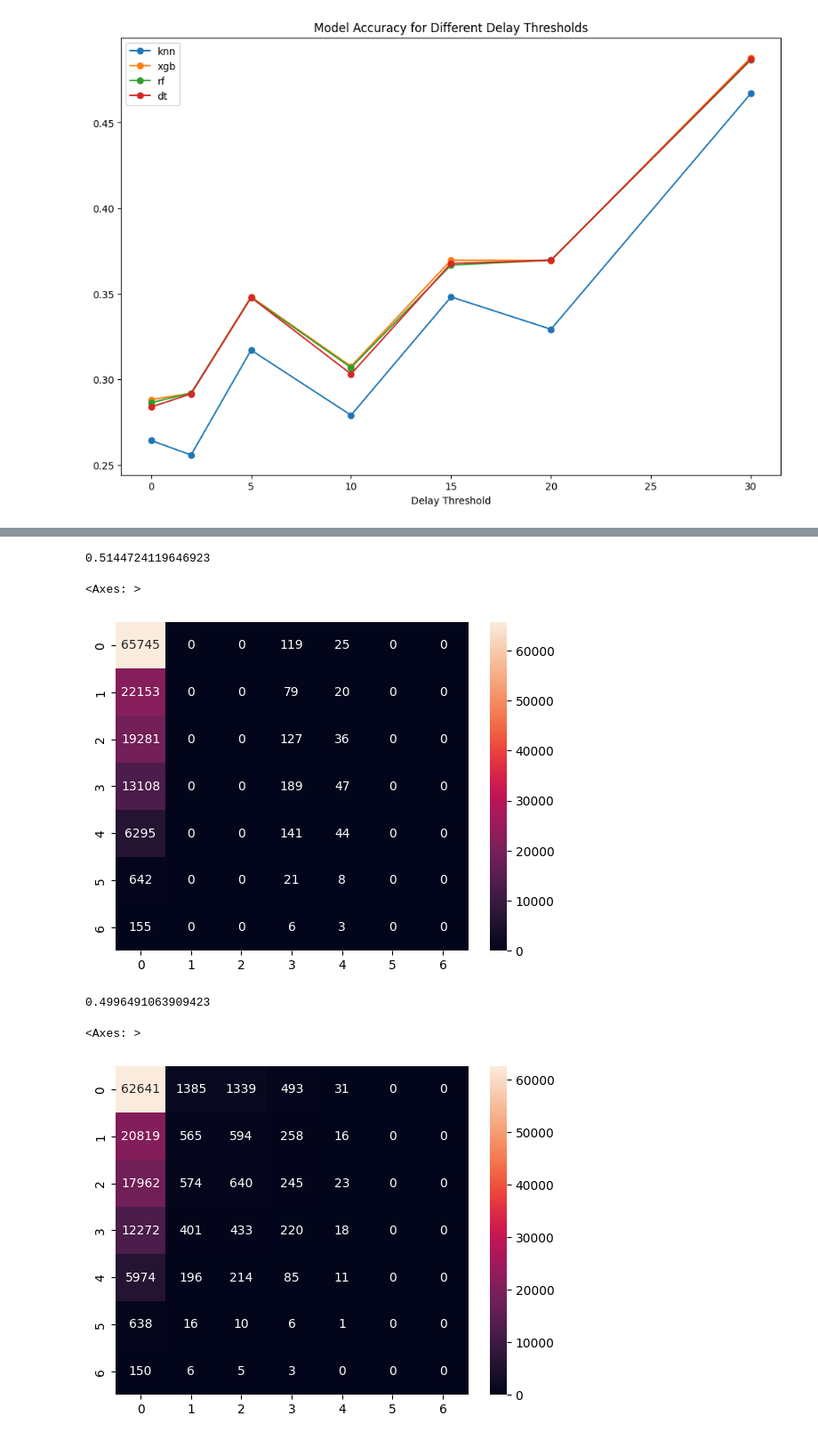
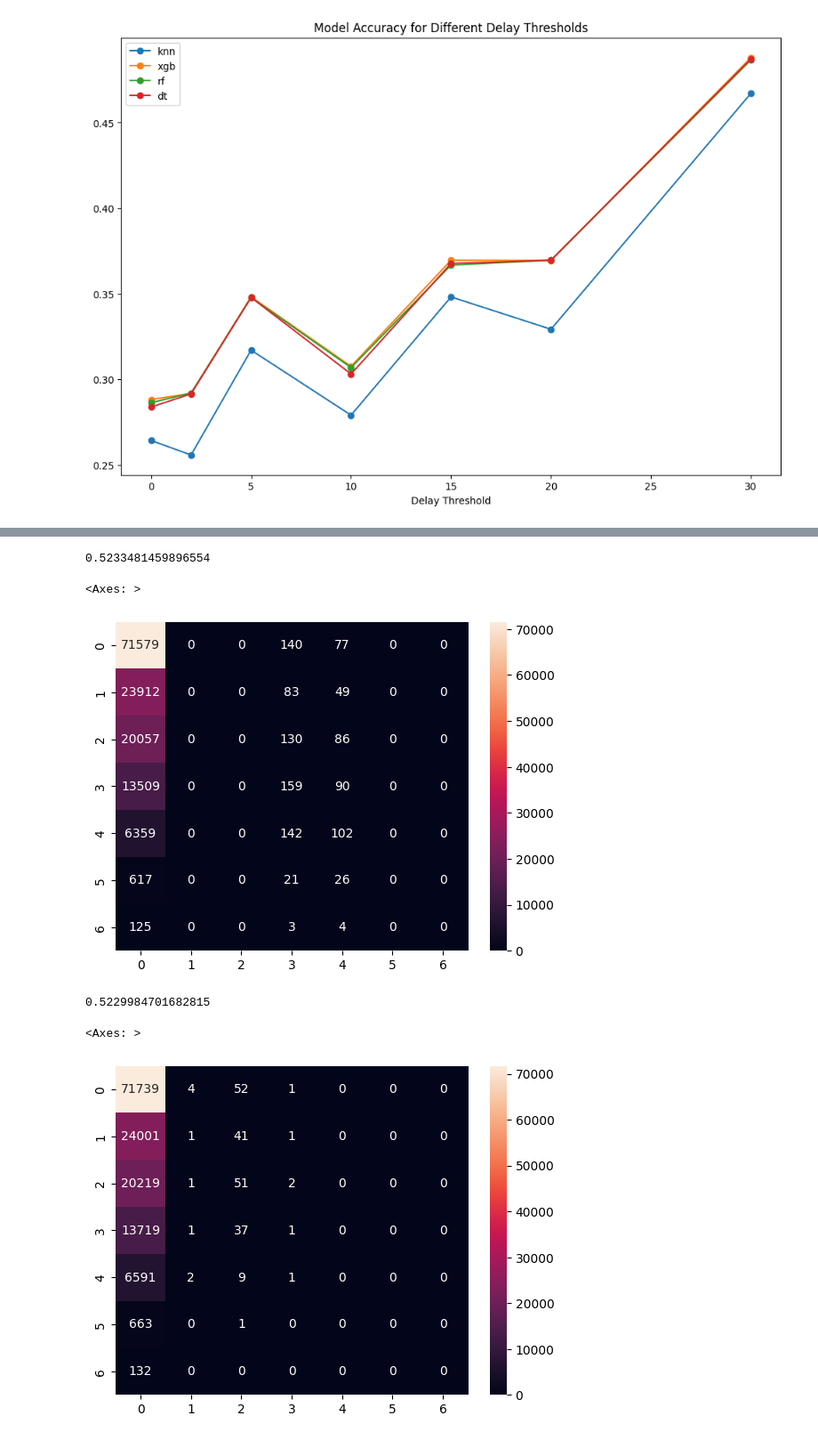
Before and after one commit to kyllan16693/flight-delay-prediction, a Jupyter notebook: multi-classification.ipynb, the cells around one changed output, grey strips where cells are left out. Shown at 89% size. Cells and saved outputs as stored; diff of their text form; code cells hidden in the pictures.

```diff
--- a/multi-classification.ipynb
+++ b/multi-classification.ipynb
@@ -1094,7 +1071,7 @@ param_grid_dt = {
 best_params = {}
 
 
-for model in ['xgb', 'rf']:#['knn', 'xgb', 'rf', 'dt']:
+for model in ['knn', 'xgb', 'rf', 'dt']:
 
     if model == 'knn':
         knn = KNeighborsClassifier()
@@ -1220,10 +1231,13 @@ sns.heatmap(cm, annot=True, fmt='d')
 # %%
 #random forest model
-#"max_depth": 10,
-#            "min_samples_split": 2,
-#            "n_estimators": 1000
-
-rf = RandomForestClassifier(max_depth=10, min_samples_split=2, n_estimators=1000)
+"""{
+    "criterion": "gini",
+    "max_depth": 15,
+    "min_samples_leaf": 1,
+    "min_samples_split": 5,
+    "n_estimators": 2000
+}, """
+rf = RandomForestClassifier(criterion='gini', max_depth=15, min_samples_leaf=1, min_samples_split=5, n_estimators=2000)
 rf.fit(X_train, y_train)
 
 y_pred = rf.predict(X_test)
@@ -1239,11 +1253,13 @@ sns.heatmap(cm, annot=True, fmt='d')
 # %%
 #decision tree model
-#"max_depth": 5,
-#            "min_samples_split": 4,
-#            "random_state": null,
-#            "splitter": "random"
-
-dt = DecisionTreeClassifier(max_depth=5, min_samples_split=4, random_state=None, splitter='random')
+"""{
+    "max_depth": 5,
+    "min_samples_leaf": 4,
+    "min_samples_split": 4,
+    "random_state": null,
+    "splitter": "random"
+}, """
+dt = DecisionTreeClassifier(max_depth=5, min_samples_leaf=4, min_samples_split=4, random_state=None, splitter='random')
 dt.fit(X_train, y_train)
 
 y_pred = dt.predict(X_test)
@@ -1253,27 +1269,28 @@ print(accuracy_score(y_test, y_pred))
 cm = confusion_matrix(y_test, y_pred)
 sns.heatmap(cm, annot=True, fmt='d')
 # %% [output]
-0.5144724119646923
+0.5233481459896554
 <Axes: >
-[figure, old version]
+[figure, new version]
 # %%
 #knn model
-#"algorithm": "ball_tree",
-#            "leaf_size": 2,
-#            "n_neighbors": 20
-
-knn = KNeighborsClassifier(algorithm='ball_tree', leaf_size=2, n_neighbors=20)
+"""{
+    "algorithm": "ball_tree",
+    "leaf_size": 2,
+    "n_neighbors": 250
+}, """
+knn = KNeighborsClassifier(algorithm='ball_tree', leaf_size=2, n_neighbors=250)
 knn.fit(X_train, y_train)
 
 y_pred = knn.predict(X_test)
 
 print(accuracy_score(y_test, y_pred))
 
 cm = confusion_matrix(y_test, y_pred)
 sns.heatmap(cm, annot=True, fmt='d')
 # %% [output]
-0.4996491063909423
+0.5229984701682815
 <Axes: >
-[figure, old version]
+[figure, new version]
 # %%
 #print feature importance for xgboost by percentage
```
Also changed, not shown: parts of 6 cells of this notebook.
